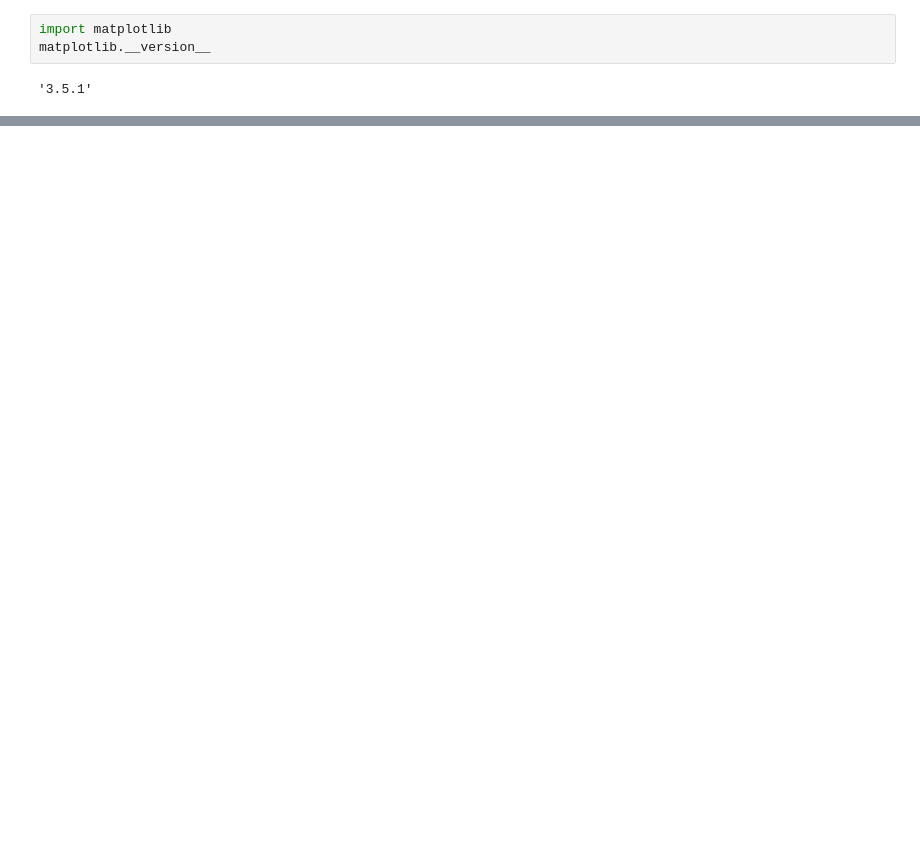
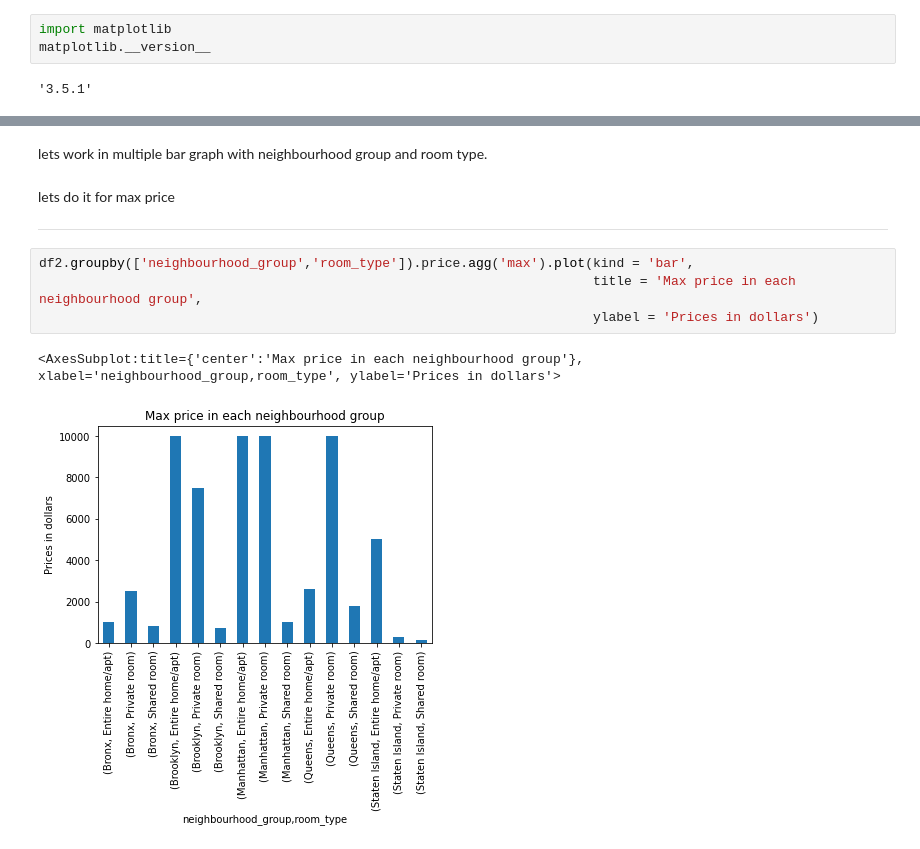
Before and after one commit to ashpou1/data-processing-4313, a Jupyter notebook: Amounts 24.ipynb, the cells around one changed output, grey strips where cells are left out. Drawn from its saved outputs; the diff is of its cells as text; blank space fills up the shorter version.

```diff
--- a/Amounts 24.ipynb
+++ b/Amounts 24.ipynb
@@ -100,0 +106,14 @@ df.groupby('room_type').agg('mean').plot(kind = 'barh')
+# %% [markdown]
+
+lets work in multiple bar graph with neighbourhood group and room type.
+# %% [markdown]
+lets do it for max price
+
+---
+# %%
+df2.groupby(['neighbourhood_group','room_type']).price.agg('max').plot(kind = 'bar',
+                                                                       title = 'Max price in each neighbourhood group',
+                                                                       ylabel = 'Prices in dollars')
+# %% [output]
+<AxesSubplot:title={'center':'Max price in each neighbourhood group'}, xlabel='neighbourhood_group,room_type', ylabel='Prices in dollars'>
+[figure, added]
```
Also changed, not shown: parts of 14 cells of this notebook.
